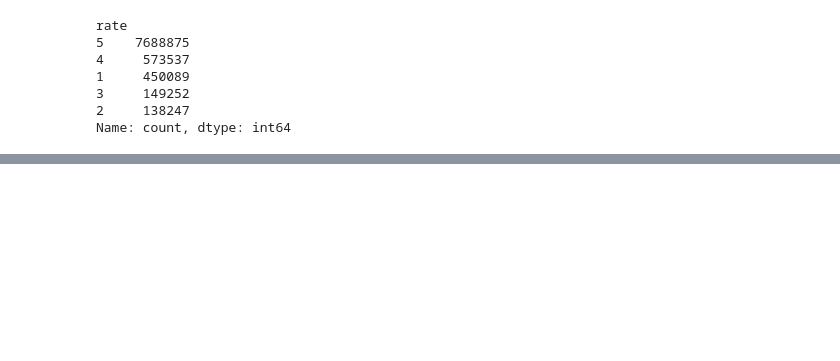
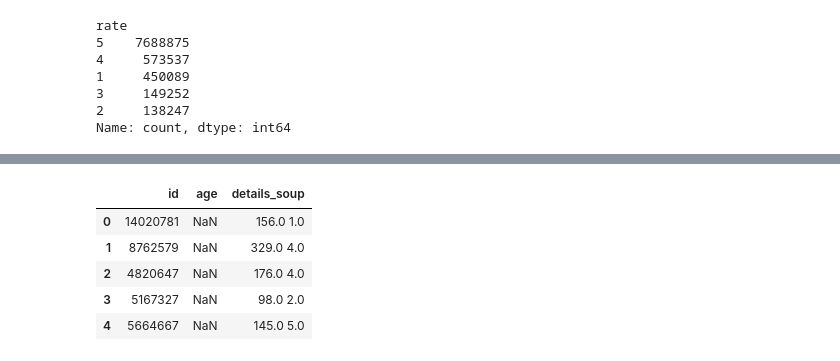
Before and after one commit to NeneWang/recommendation-systems-exploration, a Jupyter notebook: enhancement/standard_format_data_games.ipynb, the cells around one changed output, grey strips where cells are left out. Saved outputs shown, nothing was run; the diff lists cells and outputs as text; code cells hidden in the pictures; blank space fills up the shorter version.

```diff
--- a/enhancement/standard_format_data_games.ipynb
+++ b/enhancement/standard_format_data_games.ipynb
@@ -214,3 +213,40 @@ Name: count, dtype: int64
+# %%
+"""
+**Users**
+
+| name         | type | description                   |
+| ------------ | ---- | ----------------------------- |
+| id           | str  | Unique identifier of the user |
+| age          | int  | Age of                        |
+| details_soup | str  | All Aggregated Description of |
+
+From:
+Index(['user_id', 'products', 'reviews'], dtype='object')
+
+"""
+
+def create_soup(row):
+    message = ""
+    if not pd.isnull(row["products"]):
+        message += str(row["products"]) + " "
+    if not pd.isnull(row["reviews"]):
+        message += str(row["reviews"]) + " "
+    return message
+
+users_products = users_df_original.copy()
+users_products["id"] = users_products["user_id"]
+users_products["age"] = np.nan
+users_products["details_soup"] = users_products.apply(create_soup, axis=1)
+
+users_products = users_products[["id", "age", "details_soup"]]
+users_products.head()
+# %% [output]
+|  | id | age | details_soup |
+| 0 | 14020781 | NaN | 156.0 1.0 |
+| 1 | 8762579 | NaN | 329.0 4.0 |
+| 2 | 4820647 | NaN | 176.0 4.0 |
+| 3 | 5167327 | NaN | 98.0 2.0 |
+| 4 | 5664667 | NaN | 145.0 5.0 |
 # %%
 
 # remove products where under x interactions in total.
```
Also changed, not shown: parts of 8 cells of this notebook, 1 other file.
